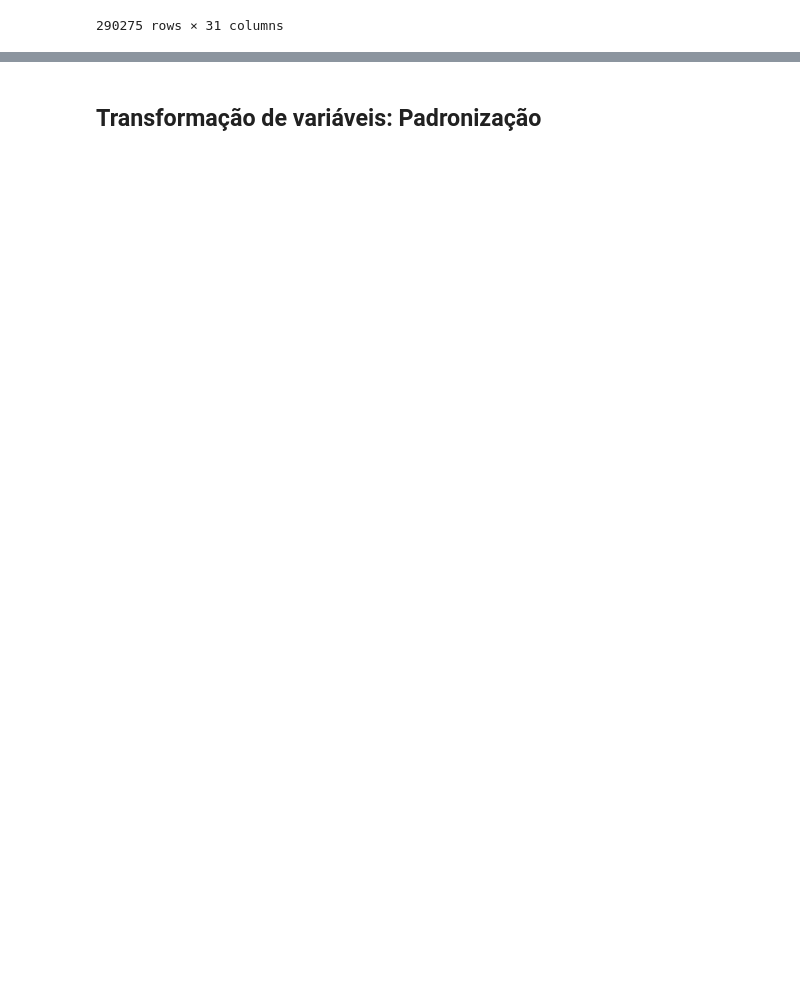
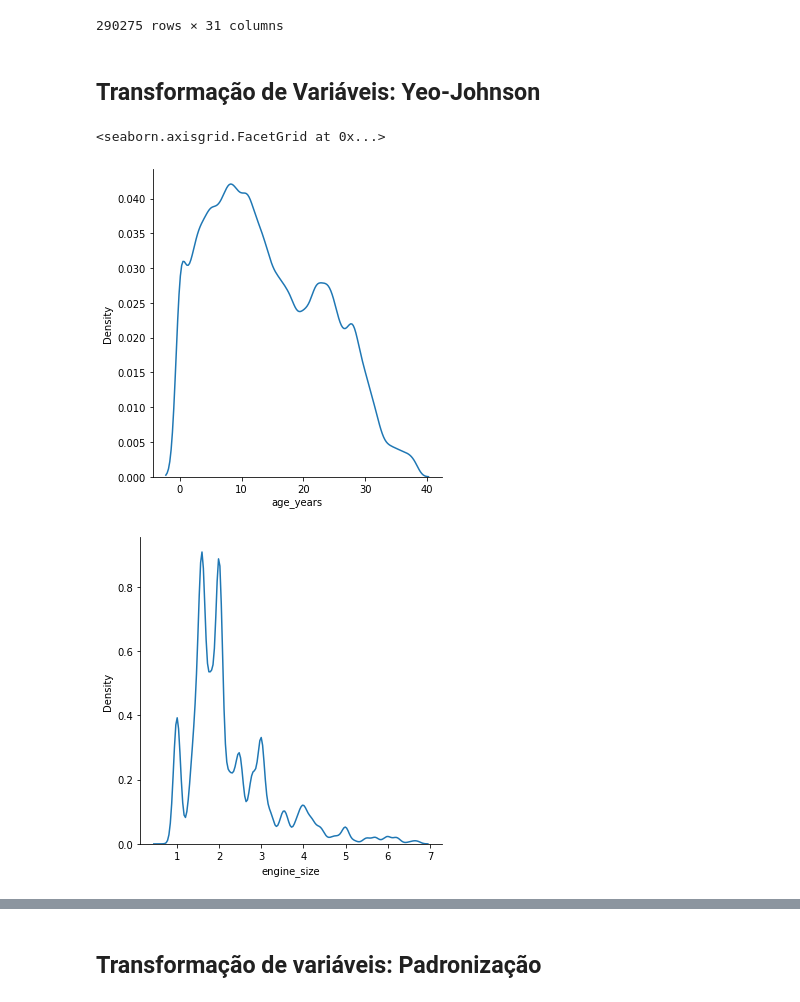
Before and after one commit to VicenteJFonseca/previs-o_pre-o_carros, a Jupyter notebook: previsão_preços_carros.ipynb, the cells around one changed output, grey strips where cells are left out. Drawn from its saved outputs; the diff is of its cells as text; code cells hidden in the pictures; blank space fills up the shorter version.

```diff
--- a/previsão_preços_carros.ipynb
+++ b/previsão_preços_carros.ipynb
@@ -258,3 +236,13 @@ avg_price
 | 290273 | 1.6 | 21073.0 | 17 | 0 | 0 | 0 | 0 | 0 | ... |
 | 290274 | 1.6 | 18264.0 | 18 | 0 | 0 | 0 | 0 | 0 | ... |
 290275 rows × 31 columns
+# %% [markdown]
+## Transformação de Variáveis: Yeo-Johnson
+# %%
+sns.displot(avg_price, x='age_years', kind ='kde')
+
+sns.displot(avg_price, x='engine_size', kind ='kde')
+# %% [output]
+<seaborn.axisgrid.FacetGrid at 0x...>
+[figure, added]
+[figure, added]
```
Also changed, not shown: parts of 23 cells of this notebook.
